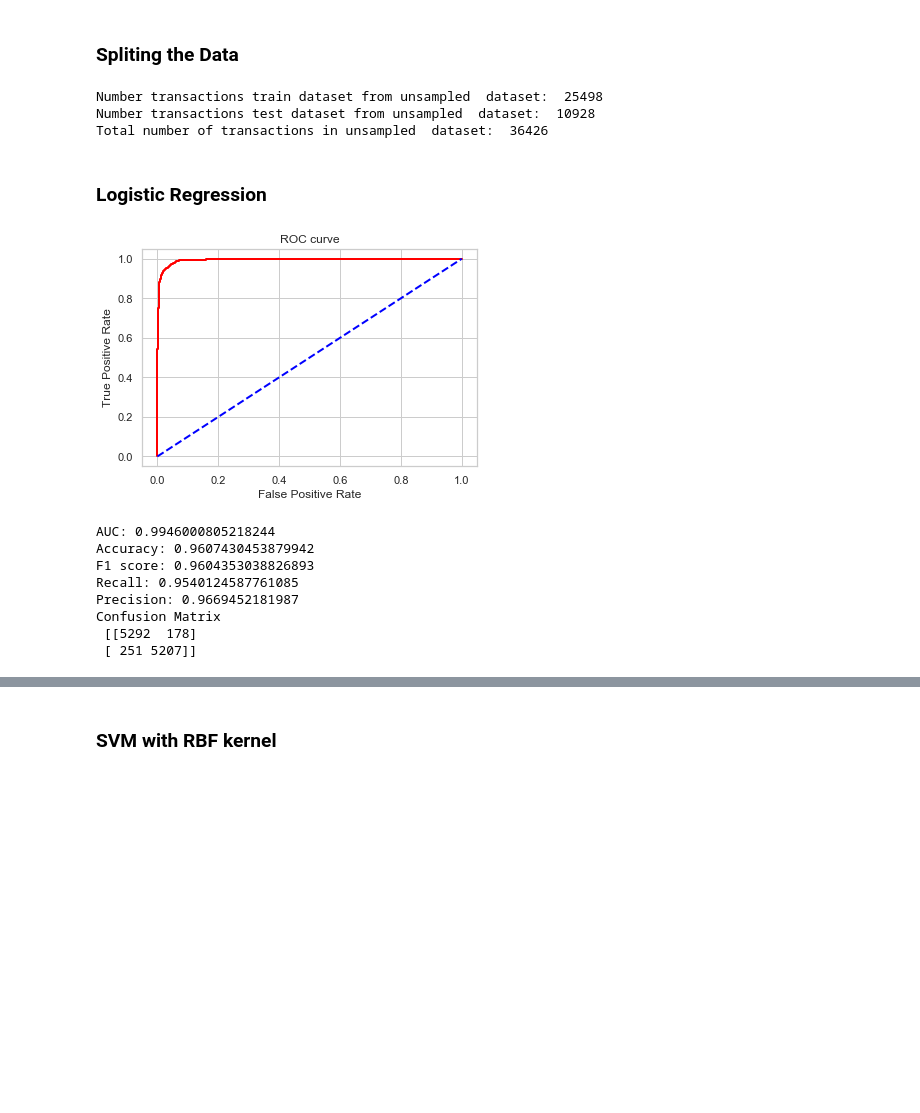
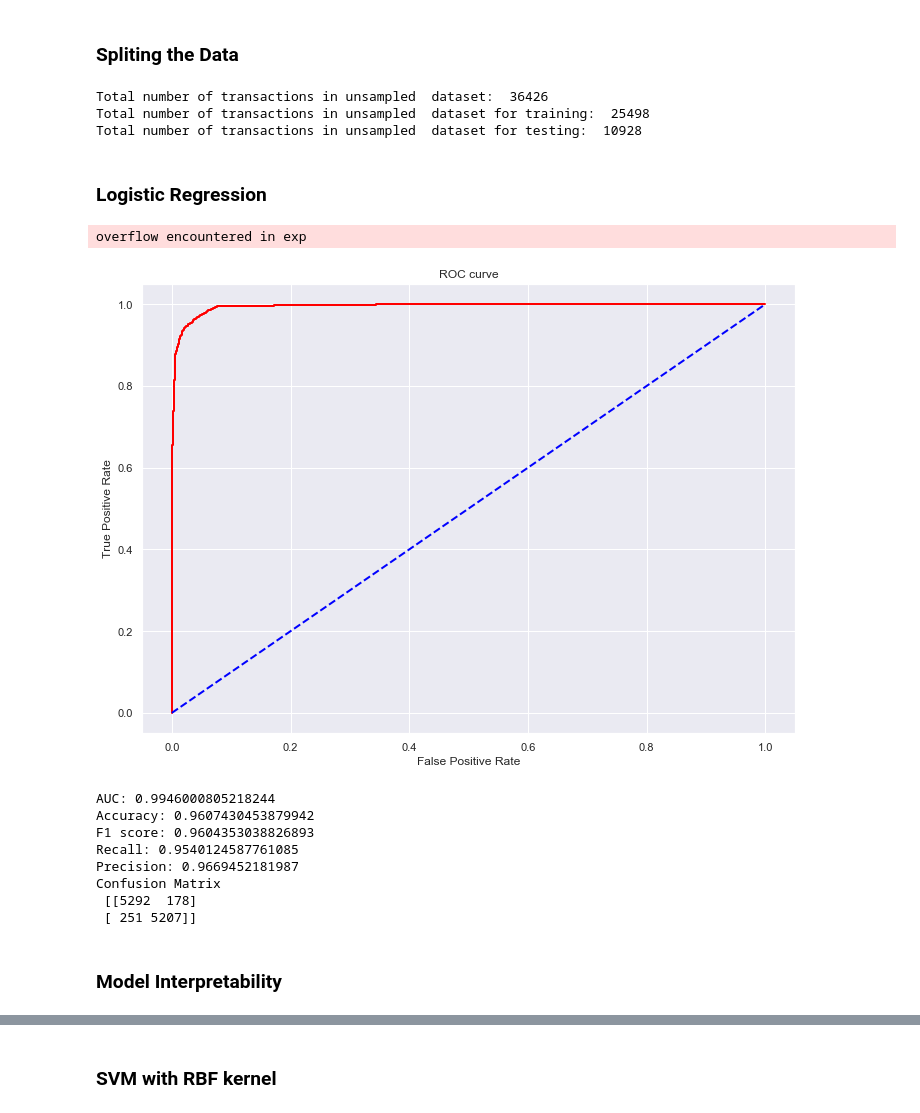
Before and after one commit to mathurp/ML4CreditCardFraudDetection, a Jupyter notebook: STA2453-Project.ipynb, the cells around one changed output, grey strips where cells are left out. Drawn from its saved outputs; the diff is of its cells as text; code cells hidden in the pictures; blank space fills up the shorter version.

```diff
--- a/STA2453-Project.ipynb
+++ b/STA2453-Project.ipynb
@@ -13,13 +13,15 @@ import matplotlib.pyplot as plt
 import seaborn as sns
 import numpy as np
 import sklearn
+import plotly
 sns.set(style="white")
 sns.set(style="whitegrid", color_codes=True)
 from sklearn.metrics import confusion_matrix,roc_curve,roc_auc_score,f1_score,recall_score,precision_score
 from sklearn.linear_model import LogisticRegressionCV
 from sklearn.model_selection import cross_validate
+sns.set(rc={'figure.figsize':(11.7,8.27)})
 # %%
-whole_data = pd.read_csv('UofT/credit_card_fraud_data_v2.csv')
+whole_data = pd.read_csv('credit_card_fraud_data_v2.csv')
 whole_data.head()
 # %% [output]
 |  | Time_Stamp | Transaction_Type | Amount | Client_Id | Client_Old_Balance | Cleint_New_Balance | Merchant_Id | ... |
@@ -253,46 +255,53 @@ X = undersampled_data.iloc[:, undersampled_data.columns != 'Is_Fraud']
 y = undersampled_data.iloc[:, undersampled_data.columns == 'Is_Fraud']
 # Whole dataset
 X_train, X_test, y_train, y_test = train_test_split(X,y,test_size = 0.3, random_state = 0)
-
-print("Number transactions train dataset from unsampled  dataset: ", len(X_train))
-print("Number transactions test dataset from unsampled  dataset: ", len(X_test))
-print("Total number of transactions in unsampled  dataset: ", len(X_train)+len(X_test))
-# %% [output]
-Number transactions train dataset from unsampled  dataset:  25498
-Number transactions test dataset from unsampled  dataset:  10928
-Total number of transactions in unsampled  dataset:  36426
+# %%
+print("Total number of transactions in unsampled  dataset: ", len(X_train)+len(X_test))
+print("Total number of transactions in unsampled  dataset for training: ", len(X_train))
+print("Total number of transactions in unsampled  dataset for testing: ", len(X_test))
+# %% [output]
+Total number of transactions in unsampled  dataset:  36426
+Total number of transactions in unsampled  dataset for training:  25498
+Total number of transactions in unsampled  dataset for testing:  10928
+# %%
+features = X_train.columns
+X_train = X_train.values
+X_test = X_test.values
 # %%
 y_train = np.array(y_train).flatten()
 # %% [markdown]
 ### Logistic Regression
 # %%
-model = LogisticRegressionCV(penalty='l2', cv=5,max_iter=2000)
-model = model.fit(X_train, y_train)
-y_pred_prob = model.predict_proba(X_test)
-y_pred = model.predict(X_test)
+lr_model = LogisticRegressionCV(penalty='l2', cv=5,max_iter=2000)
+lr_model = lr_model.fit(X_train, y_train)
+y_pred_prob = lr_model.predict_proba(X_test)
+y_pred = lr_model.predict(X_test)
 
 fpr, tpr, thres = roc_curve(y_test, y_pred_prob[:,1])
 plt.figure()
 plt.plot(fpr, tpr, color='red', lw=2, label='ROC curve')
 plt.plot([0, 1], [0, 1], color='blue', lw=2, linestyle='--')
 plt.xlabel('False Positive Rate')
 plt.ylabel('True Positive Rate')
 plt.title('ROC curve')
 plt.show()
 
 print("AUC:",roc_auc_score(y_test, y_pred_prob[:,1]))
-print("Accuracy:",model.score(X_test, y_test))
+print("Accuracy:",lr_model.score(X_test, y_test))
 print("F1 score:",f1_score(y_test, y_pred))
 print("Recall:",recall_score(y_test, y_pred))
 print("Precision:",precision_score(y_test, y_pred))
 print("Confusion Matrix \n", confusion_matrix(y_test, y_pred))
 # %% [output]
+overflow encountered in exp
-[figure, old version]
+[figure, new version]
-AUC: 0.9946000805218244
-Accuracy: 0.9607430453879942
-F1 score: 0.9604353038826893
-Recall: 0.9540124587761085
-Precision: 0.9669452181987
-Confusion Matrix
- [[5292  178]
- [ 251 5207]]
+AUC: 0.9946000805218244
+Accuracy: 0.9607430453879942
+F1 score: 0.9604353038826893
+Recall: 0.9540124587761085
+Precision: 0.9669452181987
+Confusion Matrix
+ [[5292  178]
+ [ 251 5207]]
+# %% [markdown]
+### Model Interpretability
```
Also changed, not shown: parts of 12 cells of this notebook.
